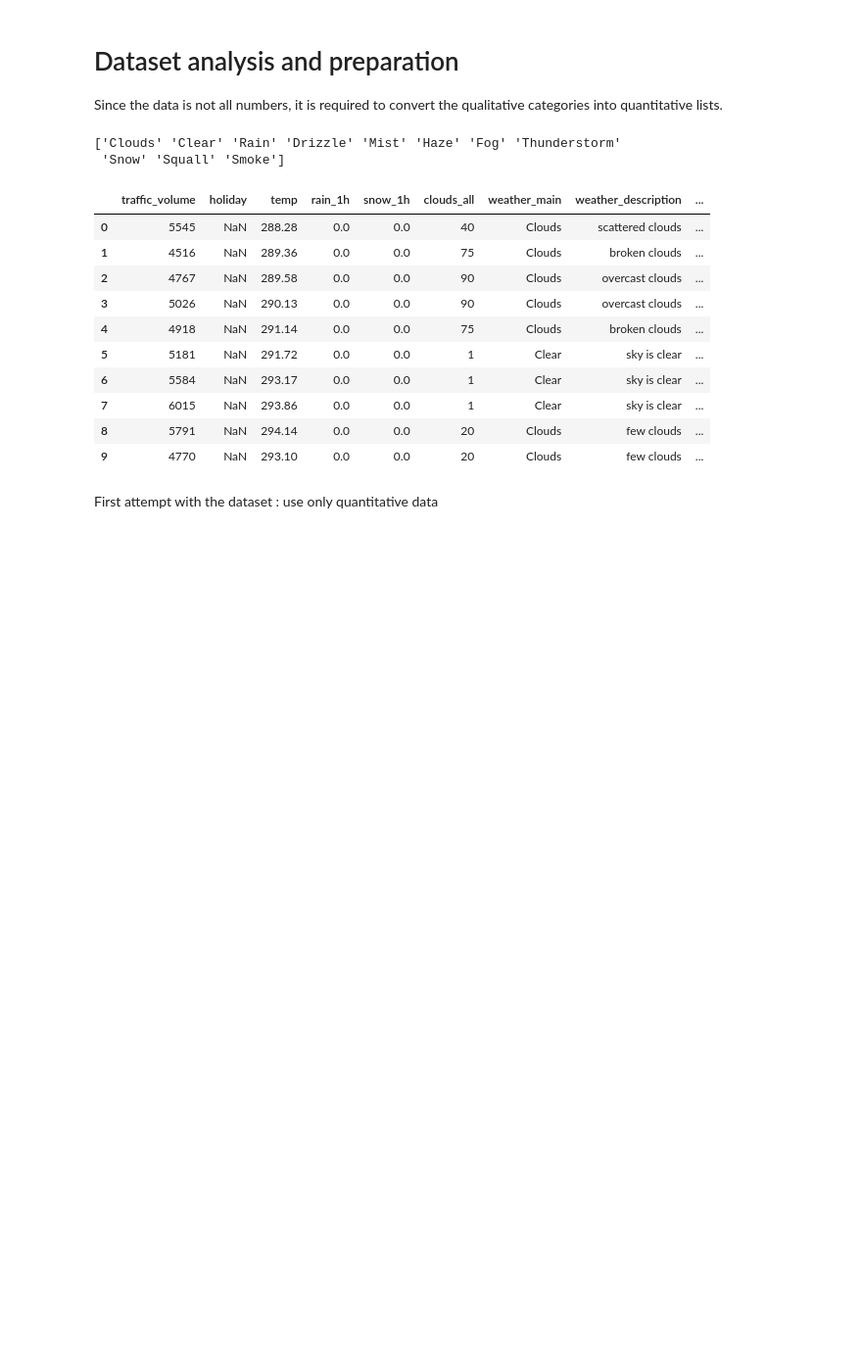
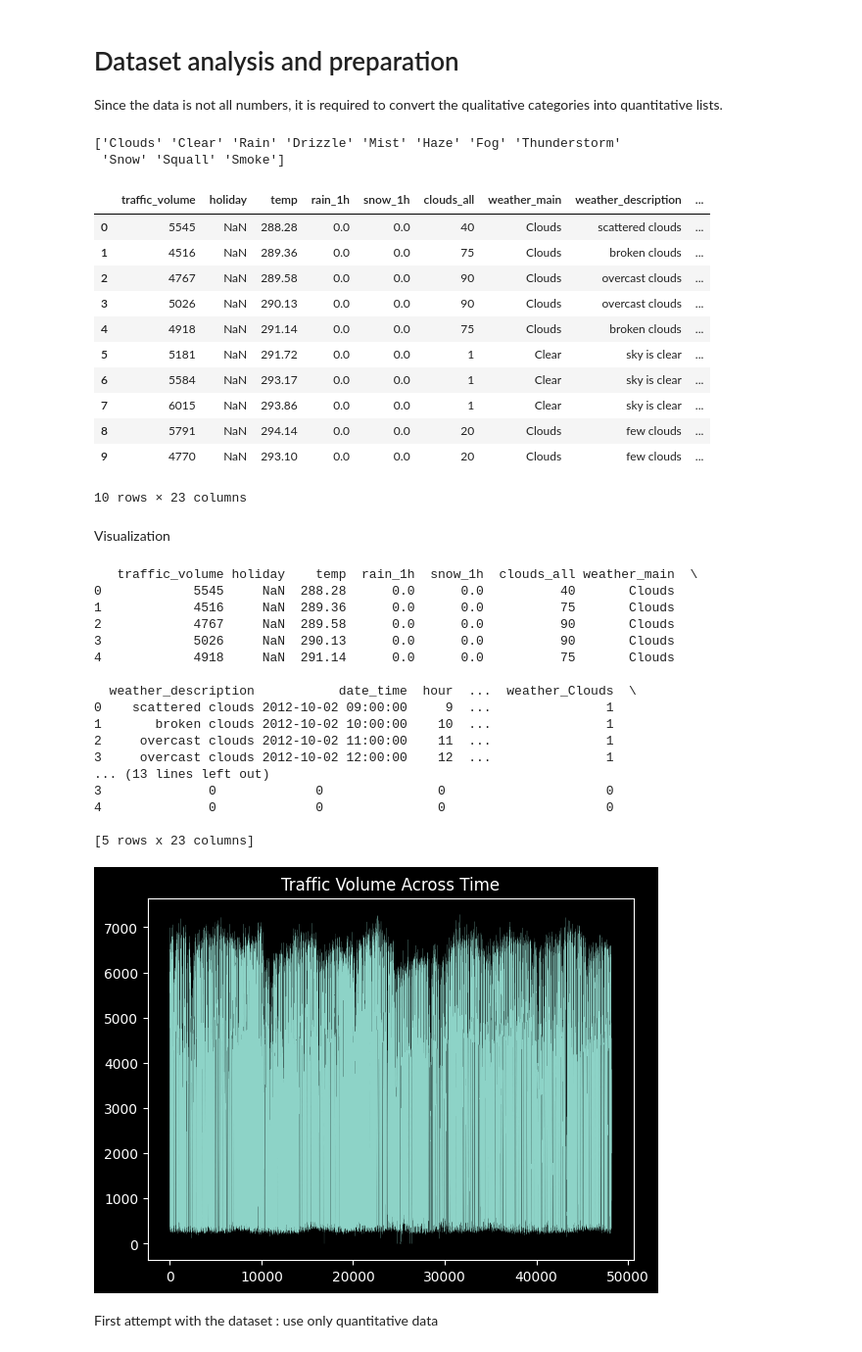
Before and after one commit to Emil-labs/Data-G8, a Jupyter notebook: Projects/Real_test.ipynb, the cells around one changed output. Shown at 98% size. Drawn from its saved outputs; the diff is of its cells as text; code cells hidden in the pictures; blank space fills up the shorter version.

```diff
--- a/Projects/Real_test.ipynb
+++ b/Projects/Real_test.ipynb
@@ -26,17 +30,17 @@ df.head(10)
 # Dataset analysis and preparation
 Since the data is not all numbers, it is required to convert the qualitative categories into quantitative lists.
 # %%
-df['holiday'].unique()
+traffic_df['holiday'].unique()
 
-df['isHoliday'] = pd.notna(df['holiday'])
-print(df['weather_main'].unique())
+traffic_df['isHoliday'] = pd.notna(traffic_df['holiday']).astype('int')
+print(traffic_df['weather_main'].unique())
 # Maybe needed to adapt the order to make sense to the description.
-unique_weathers = df['weather_main'].values
-df['weather_cat'] = pd.factorize(unique_weathers)[0]
+unique_weathers = traffic_df['weather_main'].values
+#df['weather_cat'] = pd.factorize(unique_weathers)[0]
+weather_encoded = pd.get_dummies(traffic_df['weather_main'], prefix='weather').astype('int')
 
-
-
-df.head(10)
+traffic_df = pd.concat([traffic_df, weather_encoded], axis=1)
+traffic_df.head(10)
 # %% [output]
 ['Clouds' 'Clear' 'Rain' 'Drizzle' 'Mist' 'Haze' 'Fog' 'Thunderstorm'
  'Snow' 'Squall' 'Smoke']
@@ -51,6 +55,36 @@ df.head(10)
 | 7 | 6015 | NaN | 293.86 | 0.0 | 0.0 | 1 | Clear | sky is clear | ... |
 | 8 | 5791 | NaN | 294.14 | 0.0 | 0.0 | 20 | Clouds | few clouds | ... |
 | 9 | 4770 | NaN | 293.10 | 0.0 | 0.0 | 20 | Clouds | few clouds | ... |
+10 rows × 23 columns
+# %% [markdown]
+Visualization
+# %%
+print(traffic_df.head())
+#traffic_df.set_index('date_time', inplace = True) # à run qu'une seule fois par df ? jsp pq
+plt.plot(traffic_df.index,
+         traffic_df['traffic_volume'],
+         linewidth = 0.1)
+plt.title("Traffic Volume Across Time")
+plt.show()
+# %% [output]
+   traffic_volume holiday    temp  rain_1h  snow_1h  clouds_all weather_main  \
+0            5545     NaN  288.28      0.0      0.0          40       Clouds
+1            4516     NaN  289.36      0.0      0.0          75       Clouds
+2            4767     NaN  289.58      0.0      0.0          90       Clouds
+3            5026     NaN  290.13      0.0      0.0          90       Clouds
+4            4918     NaN  291.14      0.0      0.0          75       Clouds
+
+  weather_description           date_time  hour  ...  weather_Clouds  \
+0    scattered clouds 2012-10-02 09:00:00     9  ...               1
+1       broken clouds 2012-10-02 10:00:00    10  ...               1
+2     overcast clouds 2012-10-02 11:00:00    11  ...               1
+3     overcast clouds 2012-10-02 12:00:00    12  ...               1
+... (13 lines left out)
+3              0             0               0                     0
+4              0             0               0                     0
+
+[5 rows x 23 columns]
+[figure, added]
 # %% [markdown]
 First attempt with the dataset : use only quantitative data
 # %%
```
Also changed, not shown: parts of 6 cells of this notebook, 3 other files.
